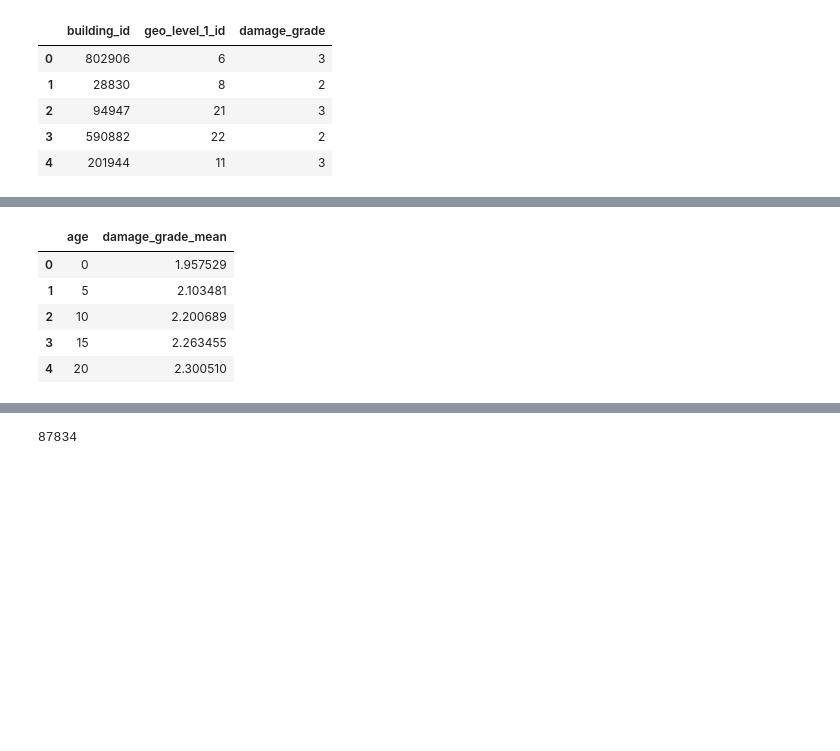
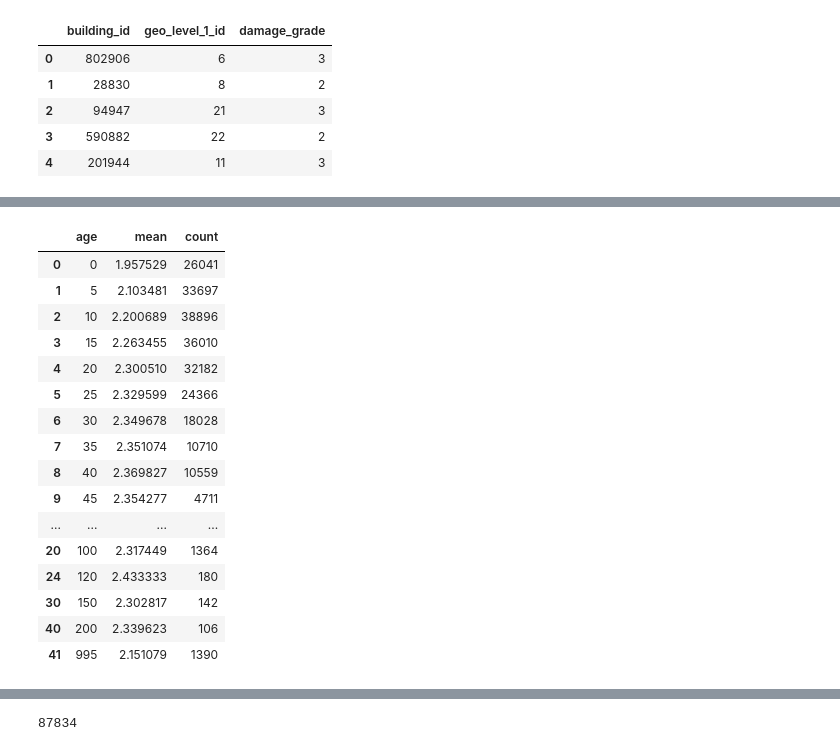
Before and after one commit to juanchycc/Datos-tp1, a Jupyter notebook: tp1.ipynb, the cells around one changed output, grey strips where cells are left out. Cells and saved outputs as stored; diff of their text form; code cells hidden in the pictures; blank space fills up the shorter version.

```diff
--- a/tp1.ipynb
+++ b/tp1.ipynb
@@ -73,15 +80,28 @@ train_values_by_geo_level_one.loc[train_values_by_geo_level_one[
 # %%
 #promedio de daño por antiguedad de edificaciòn
 train_values_by_age = train_values_with_damage.filter(items=['age','damage_grade'])
-train_values_by_age=train_values_by_age.groupby('age').agg('mean').reset_index()
-train_values_by_age = train_values_by_age.rename(columns={'damage_grade':'damage_grade_mean'})
-train_values_by_age.head()
+train_values_by_age = train_values_by_age.groupby('age').agg({'damage_grade':['mean','count']}).reset_index()
+train_values_by_age.columns=['age','mean','count']
+train_values_by_age = train_values_by_age.loc[train_values_by_age['count']>100]
+#train_values_by_age = train_values_by_age.rename(columns={'damage_grade':'damage_grade_mean'})
+train_values_by_age
 # %% [output]
-|  | age | damage_grade_mean |
-| 0 | 0 | 1.957529 |
-| 1 | 5 | 2.103481 |
-| 2 | 10 | 2.200689 |
-| 3 | 15 | 2.263455 |
-| 4 | 20 | 2.300510 |
+|  | age | mean | count |
+| 0 | 0 | 1.957529 | 26041 |
+| 1 | 5 | 2.103481 | 33697 |
+| 2 | 10 | 2.200689 | 38896 |
+| 3 | 15 | 2.263455 | 36010 |
+| 4 | 20 | 2.300510 | 32182 |
+| 5 | 25 | 2.329599 | 24366 |
+| 6 | 30 | 2.349678 | 18028 |
+| 7 | 35 | 2.351074 | 10710 |
+| 8 | 40 | 2.369827 | 10559 |
+| 9 | 45 | 2.354277 | 4711 |
+| ... | ... | ... | ... |
+| 20 | 100 | 2.317449 | 1364 |
+| 24 | 120 | 2.433333 | 180 |
+| 30 | 150 | 2.302817 | 142 |
+| 40 | 200 | 2.339623 | 106 |
+| 41 | 995 | 2.151079 | 1390 |
 # %%
 #eliminamos la edad de 995 para que se aprecie mejor la gràfica
```
Also changed, not shown: parts of 20 cells of this notebook.
